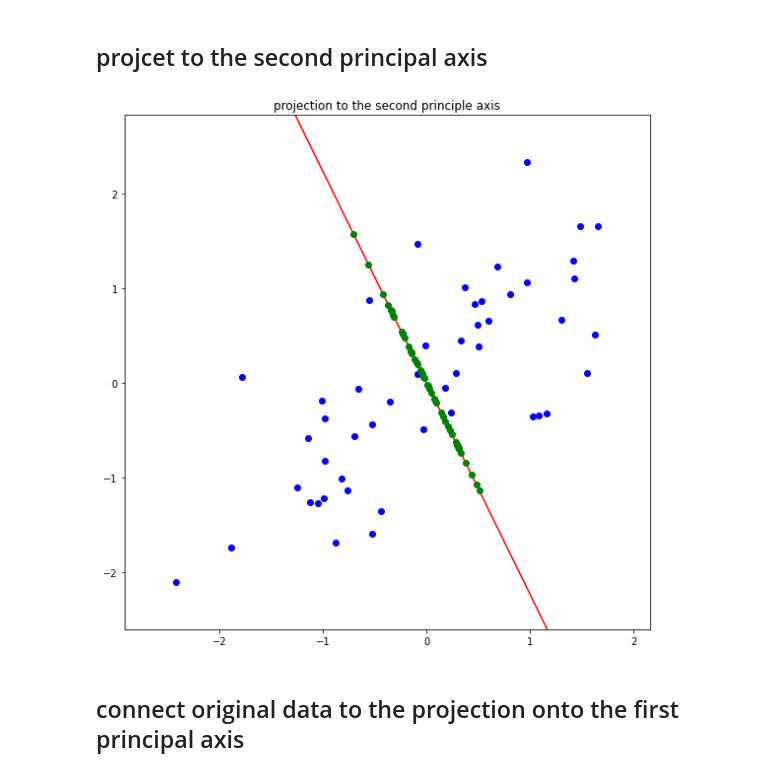
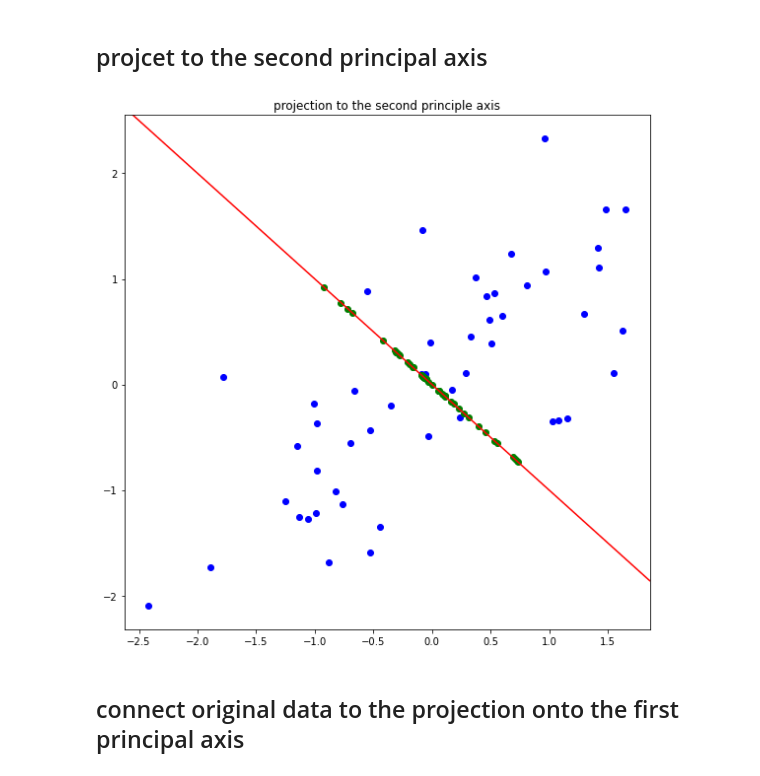
Before and after one commit to sejongpyo/Studies, a Jupyter notebook: 12/assignment_12.ipynb, the cells around one changed output. Drawn from its saved outputs; the diff is of its cells as text; code cells hidden in the pictures.

Commit message:
project second

```diff
--- a/12/assignment_12.ipynb
+++ b/12/assignment_12.ipynb
@@ -150,18 +133,19 @@ plt.show()
 [figure]
 # %% [markdown]
 ## projcet to the second principal axis
-# %%
-plt.figure(figsize=(8,8))
-plt.title('projection to the second principle axis')
-# ===================================================
-# fill up the blank
-#
-#
-# ===================================================
-plt.tight_layout()
-plt.show()
-# %% [output]
-[figure, removed]
+# %%
+plt.figure(figsize=(8,8))
+plt.title('projection to the second principle axis')
+plt.scatter(x_Z, y_Z, c = 'blue')
+plt.axline([0, 0], [U[0, 0], U[1, 0]], color = 'red')
+
+proj = compute_projection_onto_line(feature, U[:, 0][:, np.newaxis])
+proj = U[:, 0][:, np.newaxis]@proj
+plt.scatter(proj[0, :], proj[1, :], color = 'green')
+plt.tight_layout()
+plt.show()
+# %% [output]
+[figure, added]
 # %% [markdown]
 ## connect original data to the projection onto the first principal axis
 # %%
```
Also changed, not shown: parts of 5 cells of this notebook.
